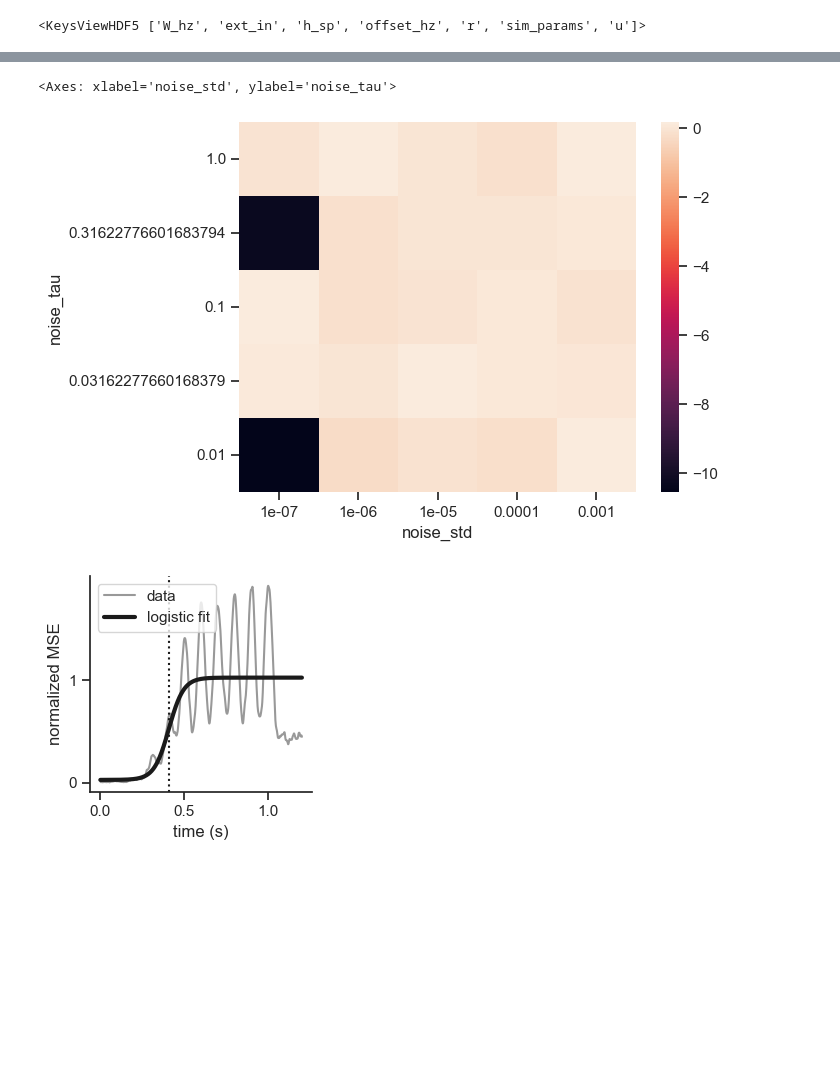
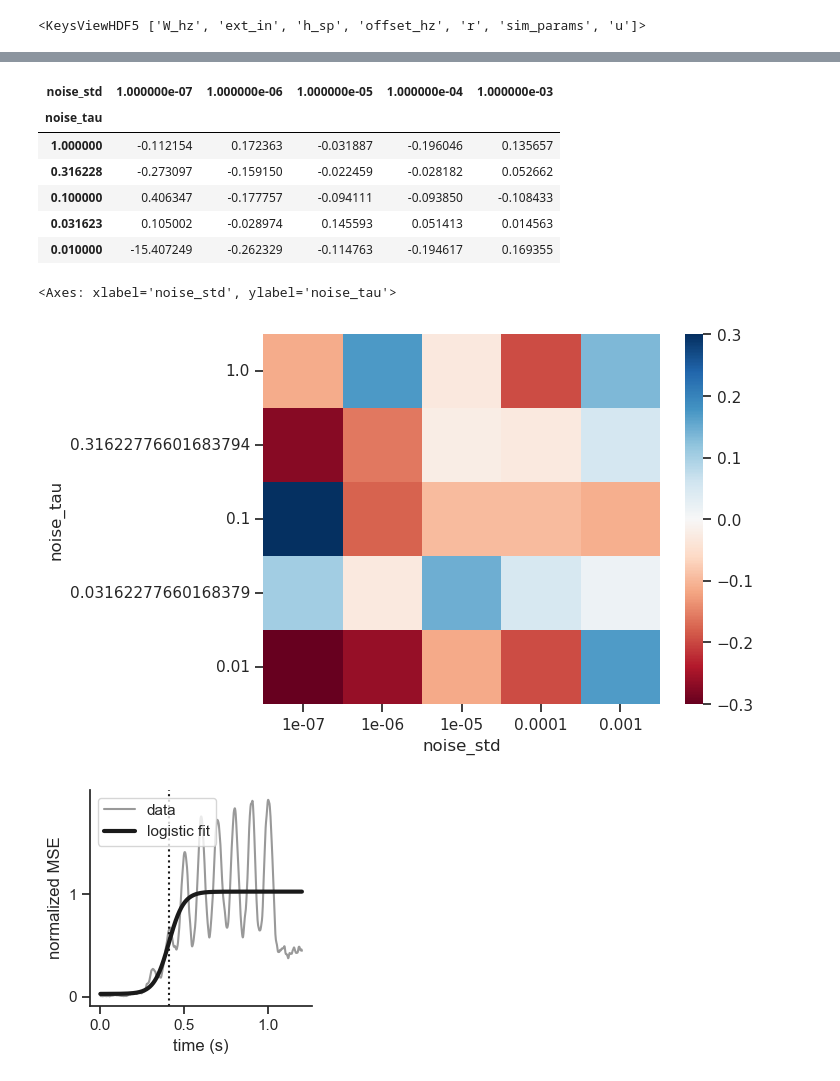
Before and after one commit to rythorpe/time_coding, a Jupyter notebook: noise_analysis.ipynb, the cells around one changed output, grey strips where cells are left out. Cells and saved outputs as stored; diff of their text form; code cells hidden in the pictures; blank space fills up the shorter version.

```diff
--- a/noise_analysis.ipynb
+++ b/noise_analysis.ipynb
@@ -188,8 +191,18 @@ sns.heatmap(df_no_stp_timescales)
+# %%
+df_stp_timescales - df_no_stp_timescales
+# %% [output]
+| noise_std | 1.000000e-07 | 1.000000e-06 | 1.000000e-05 | 1.000000e-04 | 1.000000e-03 |
+| noise_tau |  |  |  |  |  |
+| 1.000000 | -0.112154 | 0.172363 | -0.031887 | -0.196046 | 0.135657 |
+| 0.316228 | -0.273097 | -0.159150 | -0.022459 | -0.028182 | 0.052662 |
+| 0.100000 | 0.406347 | -0.177757 | -0.094111 | -0.093850 | -0.108433 |
+| 0.031623 | 0.105002 | -0.028974 | 0.145593 | 0.051413 | 0.014563 |
+| 0.010000 | -15.407249 | -0.262329 | -0.114763 | -0.194617 | 0.169355 |
 # %%
-sns.heatmap(df_stp_timescales - df_no_stp_timescales)
+sns.heatmap(df_stp_timescales - df_no_stp_timescales, vmin=-0.3, vmax=0.3, cmap='RdBu')
 # %% [output]
 <Axes: xlabel='noise_std', ylabel='noise_tau'>
-[figure, old version]
+[figure, new version]
 # %%
 response_times = times[times > 0]
 timescale, accuracy, ydata_model = get_stable_timescale(final_mse_overtime,
```
Also changed, not shown: parts of 6 cells of this notebook.
